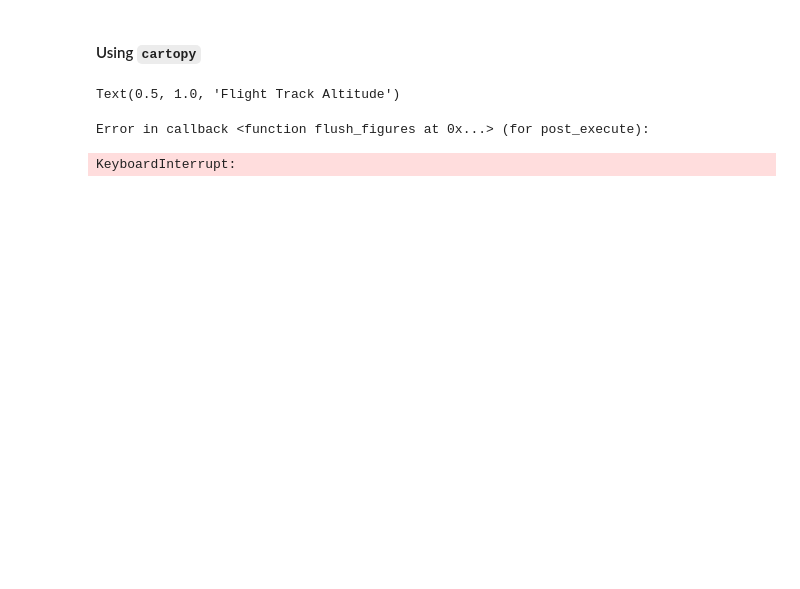
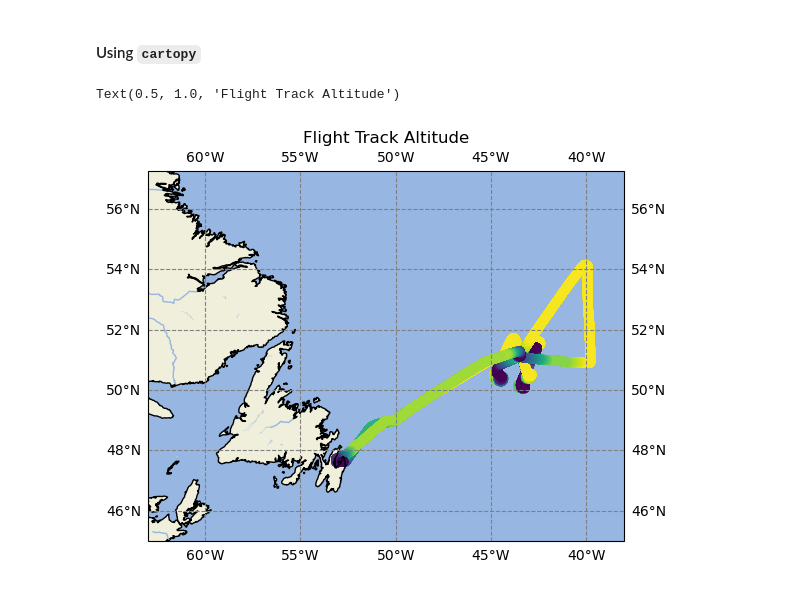
Before and after one commit to NASA-SARP/sarp_lessons, a Jupyter notebook: sarp_lessons/1_python_progression/4-spatiotemporal/4-5_mapping_cartopy.ipynb, the cells around one changed output. Saved outputs shown, nothing was run; the diff lists cells and outputs as text; code cells hidden in the pictures; blank space fills up the shorter version.

Commit message:
fix erroring cells

```diff
--- a/sarp_lessons/1_python_progression/4-spatiotemporal/4-5_mapping_cartopy.ipynb
+++ b/sarp_lessons/1_python_progression/4-spatiotemporal/4-5_mapping_cartopy.ipynb
@@ -257,27 +257,26 @@ naames_gpd.plot(ax=ax, column=' ALTP')
 # %%
 # Recreate the plot with the projection as an argument
 fig = plt.figure()
-ax = plt.axes(projection=crs)
+ax = plt.axes(projection=ccrs.PlateCarree())
 
 # Add the data
-naames_platecarree.plot(ax=ax, column=' ALTP')
+naames_gpd.plot(ax=ax, column=' ALTP')
 
 # Change the field of view
 ax.set_extent([-63, -38, 45, 57])
 # Add labels and gridlines
-# ax.gridlines(crs=crs, color='grey', linestyle='--', draw_labels=True)
+ax.gridlines(color='grey', linestyle='--', draw_labels=True)
 
 # Add background features
 ax.add_feature(cfeature.LAND)
 ax.add_feature(cfeature.OCEAN)
 ax.add_feature(cfeature.COASTLINE)
 ax.add_feature(cfeature.BORDERS, linestyle=':')
 ax.add_feature(cfeature.LAKES, alpha=0.5)
 ax.add_feature(cfeature.RIVERS)
 
 # Add a title
 ax.set_title('Flight Track Altitude')
 # %% [output]
 Text(0.5, 1.0, 'Flight Track Altitude')
-Error in callback <function flush_figures at 0x...> (for post_execute):
-KeyboardInterrupt:
+[figure, added]
```
Also changed, not shown: parts of 13 cells of this notebook, 15 other files.
